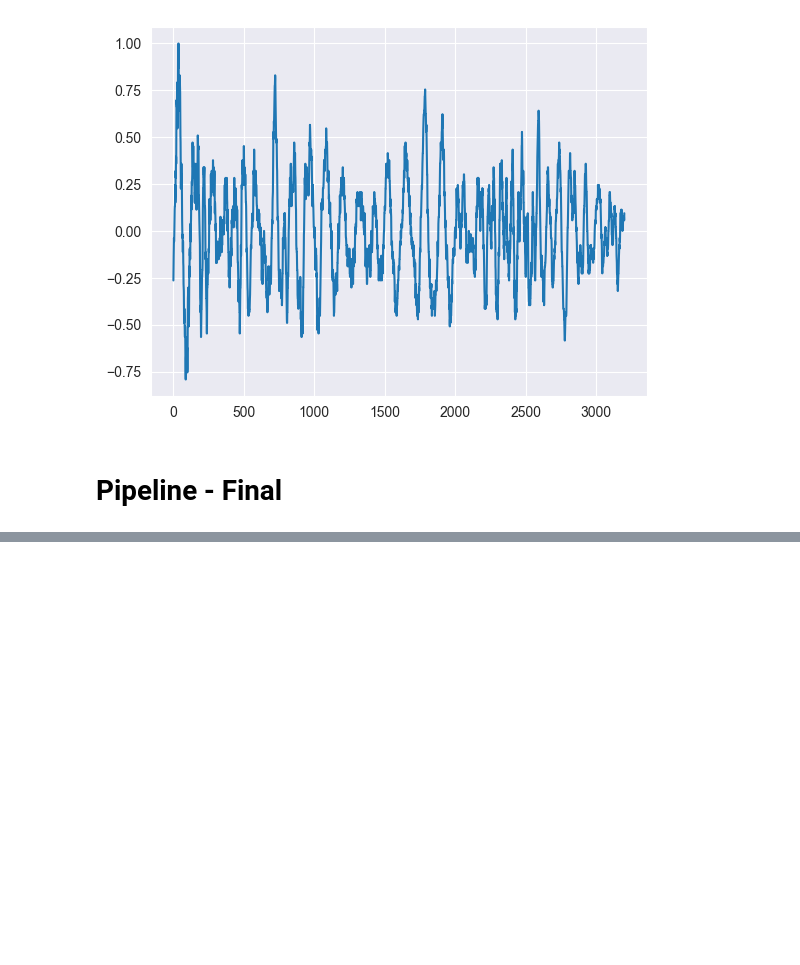
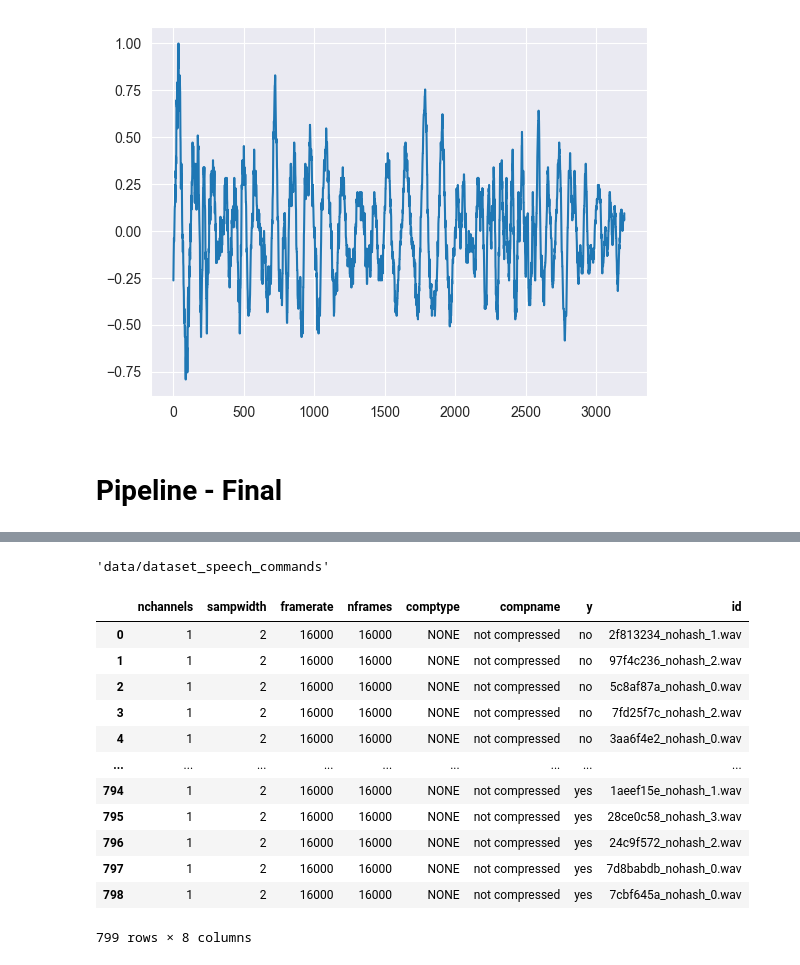
Before and after one commit to AIoT-Group-UoP/crossai-ts-docs, a Jupyter notebook: e2e_speech_commands.ipynb, the cells around one changed output, grey strips where cells are left out. Drawn from its saved outputs; the diff is of its cells as text; code cells hidden in the pictures; blank space fills up the shorter version.

```diff
--- a/e2e_speech_commands.ipynb
+++ b/e2e_speech_commands.ipynb
@@ -211,0 +265,20 @@ transformed_val = pipe_final.transform(data_val)
+# %%
+data_path
+# %% [output]
+'data/dataset_speech_commands'
+# %%
+wav_params_calc(data_path)
+# %% [output]
+|  | nchannels | sampwidth | framerate | nframes | comptype | compname | y | id |
+| 0 | 1 | 2 | 16000 | 16000 | NONE | not compressed | no | 2f813234_nohash_1.wav |
+| 1 | 1 | 2 | 16000 | 16000 | NONE | not compressed | no | 97f4c236_nohash_2.wav |
+| 2 | 1 | 2 | 16000 | 16000 | NONE | not compressed | no | 5c8af87a_nohash_0.wav |
+| 3 | 1 | 2 | 16000 | 16000 | NONE | not compressed | no | 7fd25f7c_nohash_2.wav |
+| 4 | 1 | 2 | 16000 | 16000 | NONE | not compressed | no | 3aa6f4e2_nohash_0.wav |
+| ... | ... | ... | ... | ... | ... | ... | ... | ... |
+| 794 | 1 | 2 | 16000 | 16000 | NONE | not compressed | yes | 1aeef15e_nohash_1.wav |
+| 795 | 1 | 2 | 16000 | 16000 | NONE | not compressed | yes | 28ce0c58_nohash_3.wav |
+| 796 | 1 | 2 | 16000 | 16000 | NONE | not compressed | yes | 24c9f572_nohash_2.wav |
+| 797 | 1 | 2 | 16000 | 16000 | NONE | not compressed | yes | 7d8babdb_nohash_0.wav |
+| 798 | 1 | 2 | 16000 | 16000 | NONE | not compressed | yes | 7cbf645a_nohash_0.wav |
+799 rows × 8 columns
```
Also changed, not shown: parts of 16 cells of this notebook, 1 other file.
